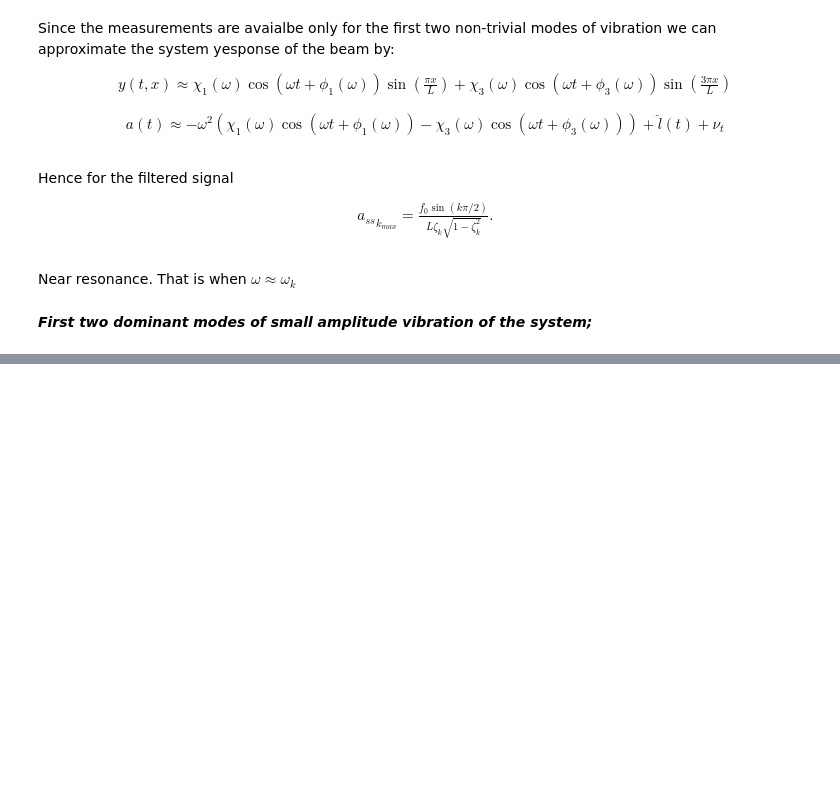
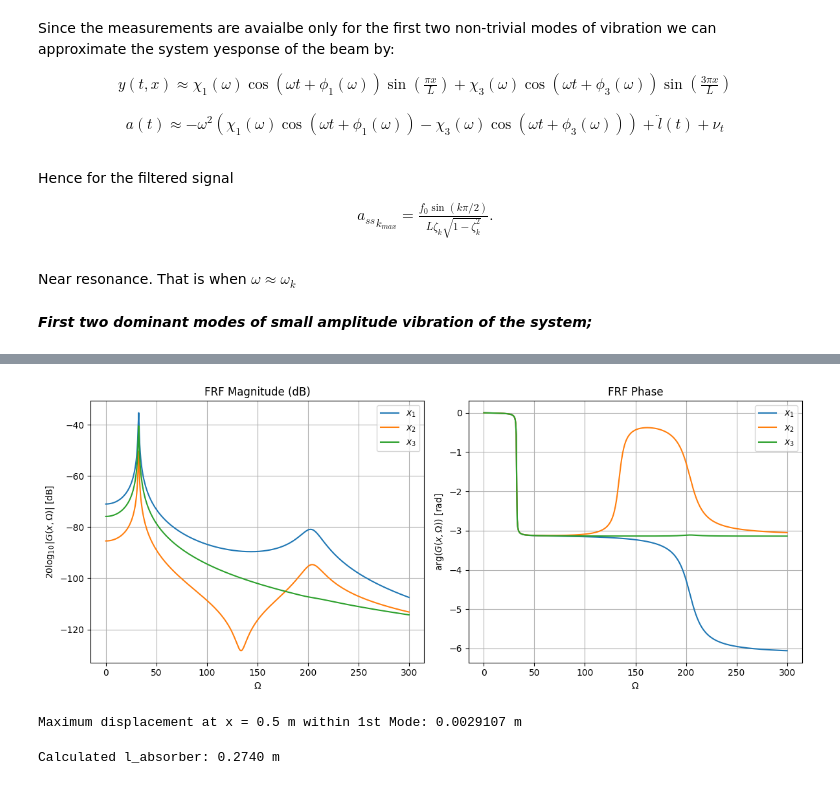
Before and after one commit to Alokathilakarathna/ME422_B3, a Jupyter notebook: Vibration Lab/e20387.ipynb, the cells around one changed output, grey strips where cells are left out. Saved outputs shown, nothing was run; the diff lists cells and outputs as text; code cells hidden in the pictures; blank space fills up the shorter version.

```diff
--- a/Vibration Lab/e20387.ipynb
+++ b/Vibration Lab/e20387.ipynb
@@ -160,0 +659,50 @@ plot_fft(fs,a_vals)
+# %%
+#Frequency Response
+Omega_vals = np.linspace(0.01, 300, 600)
+
+G_all = np.zeros((3, len(Omega_vals)), dtype=complex)
+
+for i in range(3):
+    for j, Omega in enumerate(Omega_vals):
+        G_all[i, j] = G(i, Omega)
+
+fig, axs = plt.subplots(1, 2, figsize=(12, 5))
+
+for i in range(3):
+    axs[0].plot(Omega_vals, 20 * np.log10(np.abs(G_all[i])), label=f"$x_{i+1}$")
+axs[0].set_xlabel(r"$\Omega$")
+axs[0].set_ylabel(r"$20\log_{10}|G(x,\Omega)|$ [dB]")
+axs[0].set_title("FRF Magnitude (dB)")
+axs[0].legend()
+axs[0].grid(True)
+
+for i in range(3):
+    axs[1].plot(Omega_vals, np.unwrap(np.angle(G_all[i])), label=f"$x_{i+1}$")
+axs[1].set_xlabel(r"$\Omega$")
+axs[1].set_ylabel(r"$\arg(G(x,\Omega))$ [rad]")
+axs[1].set_title("FRF Phase")
+axs[1].legend()
+axs[1].grid(True)
+
+plt.tight_layout()
+plt.show()
+# %% [output]
+[figure, added]
+# %%
+Q1 = compute_Q(m_ecc, r, 32.472)
+
+# Solve the ODE for 1st Mode
+solution_single_omega = odeint(system_ode_forced, q_initial, t,
+        args=(M_m_inv, C_m, K_m, 32.472, Q1, psi_star_l))
+
+q1_t1 = solution_single_omega[:, 0]
+q2_t1 = solution_single_omega[:, 1]
+
+y_x1 = (psi_star_1_full(0.5) * q1_t1 +
+             psi_star_2_full(0.5) * q2_t1)
+
+y_max1 = np.max(np.abs(y_x1))
+
+print(f"Maximum displacement at x = 0.5 m within 1st Mode: {y_max1:.7f} m")
+# %% [output]
+Maximum displacement at x = 0.5 m within 1st Mode: 0.0029107 m
@@ -160,0 +719,15 @@ plot_fft(fs,a_vals)
+# %%
+#calculating Absorber Mass Distance ===============
+def calculate_l_absorber(f_hz):
+    f_rad_s = 2 * np.pi * f_hz
+    numerator = 3 * E_absorber * I_absorber
+    denominator = m2_a * (f_rad_s)**2
+    l_absorber = (numerator / denominator)**(1/3)
+    return l_absorber
+
+f1_experimental = 6.42 #first natural experimental mode
+l_absorber_calculated = calculate_l_absorber(f1_experimental)
+
+print(f"Calculated l_absorber: {l_absorber_calculated:.4f} m")
+# %% [output]
+Calculated l_absorber: 0.2740 m
```
Also changed, not shown: parts of 16 cells of this notebook.
